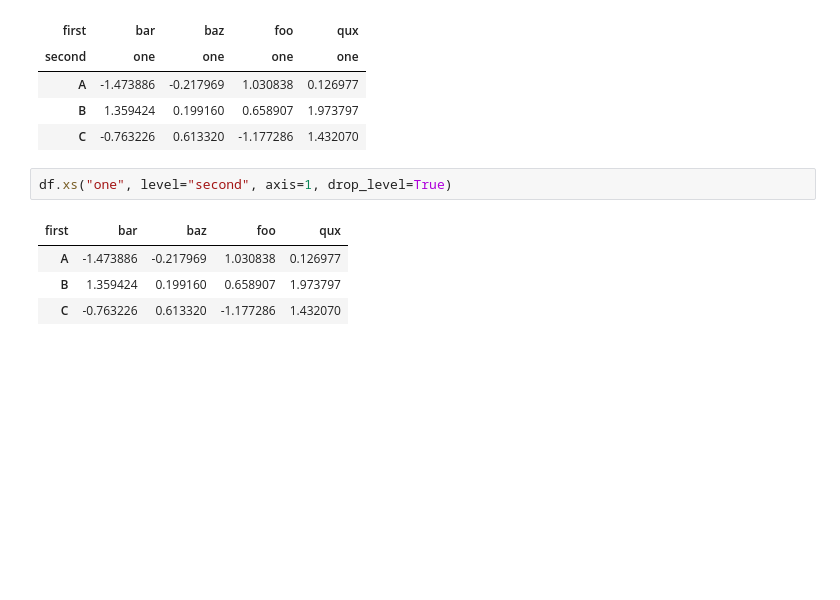
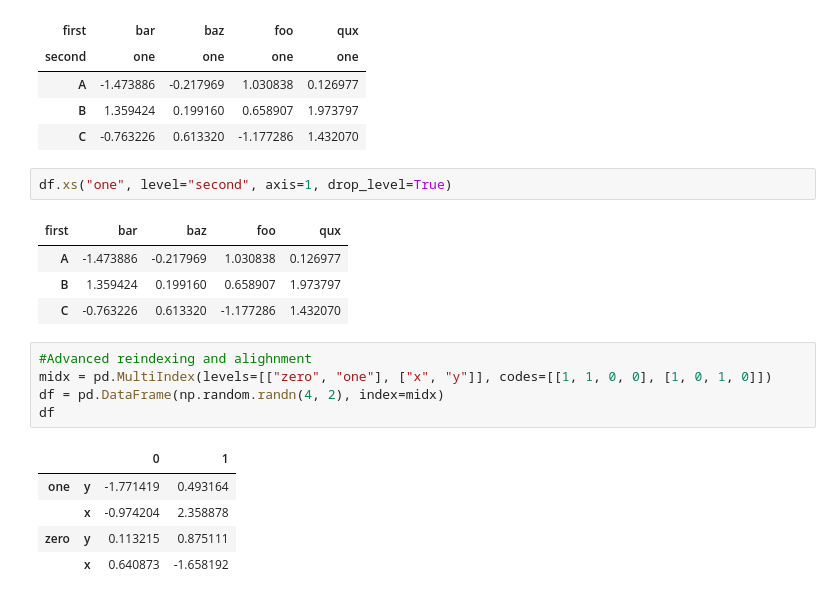
Before and after one commit to manasesmutembei11/ML, a Jupyter notebook: pandas/advanced_indexing.ipynb, the cells around one changed output. Cells and saved outputs as stored; diff of their text form; blank space fills up the shorter version.

Commit message:
Advanced reindexing and alighnment

```diff
--- a/pandas/advanced_indexing.ipynb
+++ b/pandas/advanced_indexing.ipynb
@@ -384,3 +384,14 @@ df.xs("one", level="second", axis=1, drop_level=True)
 | A | -1.473886 | -0.217969 | 1.030838 | 0.126977 |
 | B | 1.359424 | 0.199160 | 0.658907 | 1.973797 |
 | C | -0.763226 | 0.613320 | -1.177286 | 1.432070 |
+# %%
+#Advanced reindexing and alighnment
+midx = pd.MultiIndex(levels=[["zero", "one"], ["x", "y"]], codes=[[1, 1, 0, 0], [1, 0, 1, 0]])
+df = pd.DataFrame(np.random.randn(4, 2), index=midx)
+df
+# %% [output]
+|  |  | 0 | 1 |
+| one | y | -1.771419 | 0.493164 |
+|  | x | -0.974204 | 2.358878 |
+| zero | y | 0.113215 | 0.875111 |
+|  | x | 0.640873 | -1.658192 |
```
Also changed, not shown: parts of 1 cell of this notebook.
